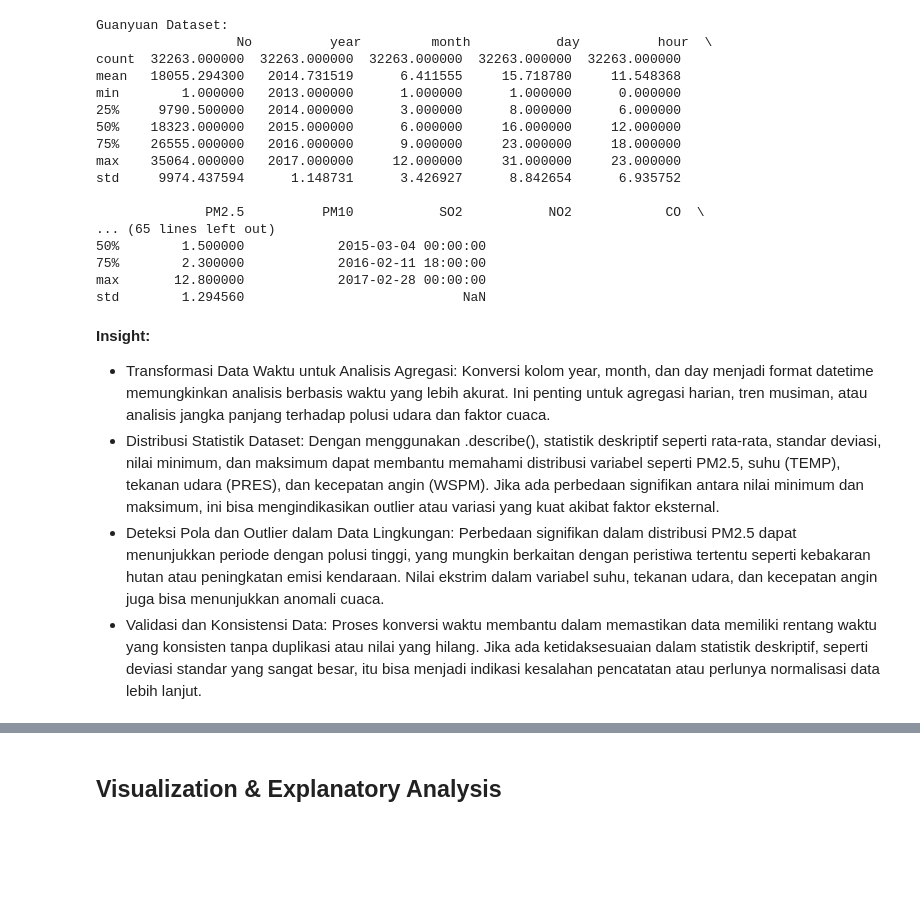
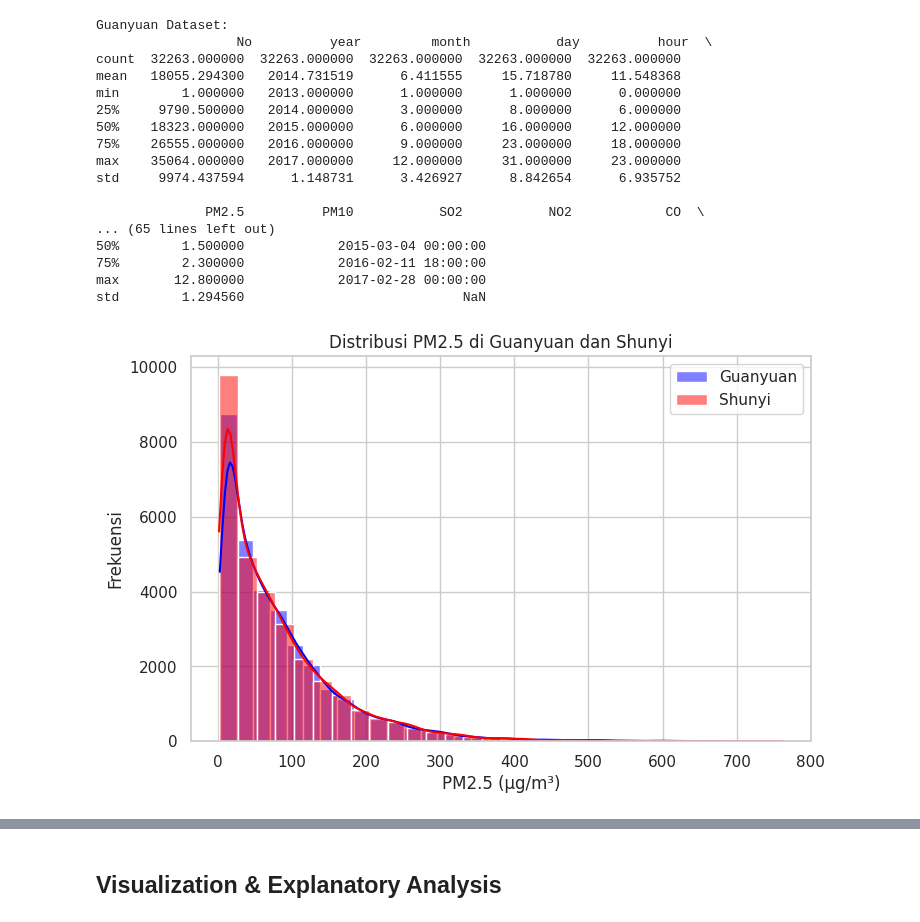
Before and after one commit to GirvanAzharXD/Analisis-Kualitas-Udara, a Jupyter notebook: Proyek_Analisis_Data.ipynb, the cells around one changed output, grey strips where cells are left out. Drawn from its saved outputs; the diff is of its cells as text; code cells hidden in the pictures; blank space fills up the shorter version.

```diff
--- a/Proyek_Analisis_Data.ipynb
+++ b/Proyek_Analisis_Data.ipynb
@@ -166,13 +169,15 @@ std     9974.437594      1.148731      3.426927      8.842654      6.935752
 75%        2.300000            2016-02-11 18:00:00
 max       12.800000            2017-02-28 00:00:00
 std        1.294560                            NaN
-# %% [markdown]
-**Insight:**
-- Transformasi Data Waktu untuk Analisis Agregasi:
-Konversi kolom year, month, dan day menjadi format datetime memungkinkan analisis berbasis waktu yang lebih akurat. Ini penting untuk agregasi harian, tren musiman, atau analisis jangka panjang terhadap polusi udara dan faktor cuaca.
-- Distribusi Statistik Dataset:
-Dengan menggunakan .describe(), statistik deskriptif seperti rata-rata, standar deviasi, nilai minimum, dan maksimum dapat membantu memahami distribusi variabel seperti PM2.5, suhu (TEMP), tekanan udara (PRES), dan kecepatan angin (WSPM). Jika ada perbedaan signifikan antara nilai minimum dan maksimum, ini bisa mengindikasikan outlier atau variasi yang kuat akibat faktor eksternal.
-- Deteksi Pola dan Outlier dalam Data Lingkungan:
-Perbedaan signifikan dalam distribusi PM2.5 dapat menunjukkan periode dengan polusi tinggi, yang mungkin berkaitan dengan peristiwa tertentu seperti kebakaran hutan atau peningkatan emisi kendaraan. Nilai ekstrim dalam variabel suhu, tekanan udara, dan kecepatan angin juga bisa menunjukkan anomali cuaca.
-- Validasi dan Konsistensi Data:
-Proses konversi waktu membantu dalam memastikan data memiliki rentang waktu yang konsisten tanpa duplikasi atau nilai yang hilang. Jika ada ketidaksesuaian dalam statistik deskriptif, seperti deviasi standar yang sangat besar, itu bisa menjadi indikasi kesalahan pencatatan atau perlunya normalisasi data lebih lanjut.
+# %%
+# Univariate Analysis (Distribusi PM2.5)
+plt.figure(figsize=(8, 5))
+sns.histplot(guanyuan['PM2.5'], bins=30, kde=True, color='blue', label='Guanyuan')
+sns.histplot(shunyi['PM2.5'], bins=30, kde=True, color='red', label='Shunyi')
+plt.xlabel('PM2.5 (μg/m³)')
+plt.ylabel('Frekuensi')
+plt.legend()
+plt.title('Distribusi PM2.5 di Guanyuan dan Shunyi')
+plt.show()
+# %% [output]
+[figure, added]
```
Also changed, not shown: parts of 15 cells of this notebook.
